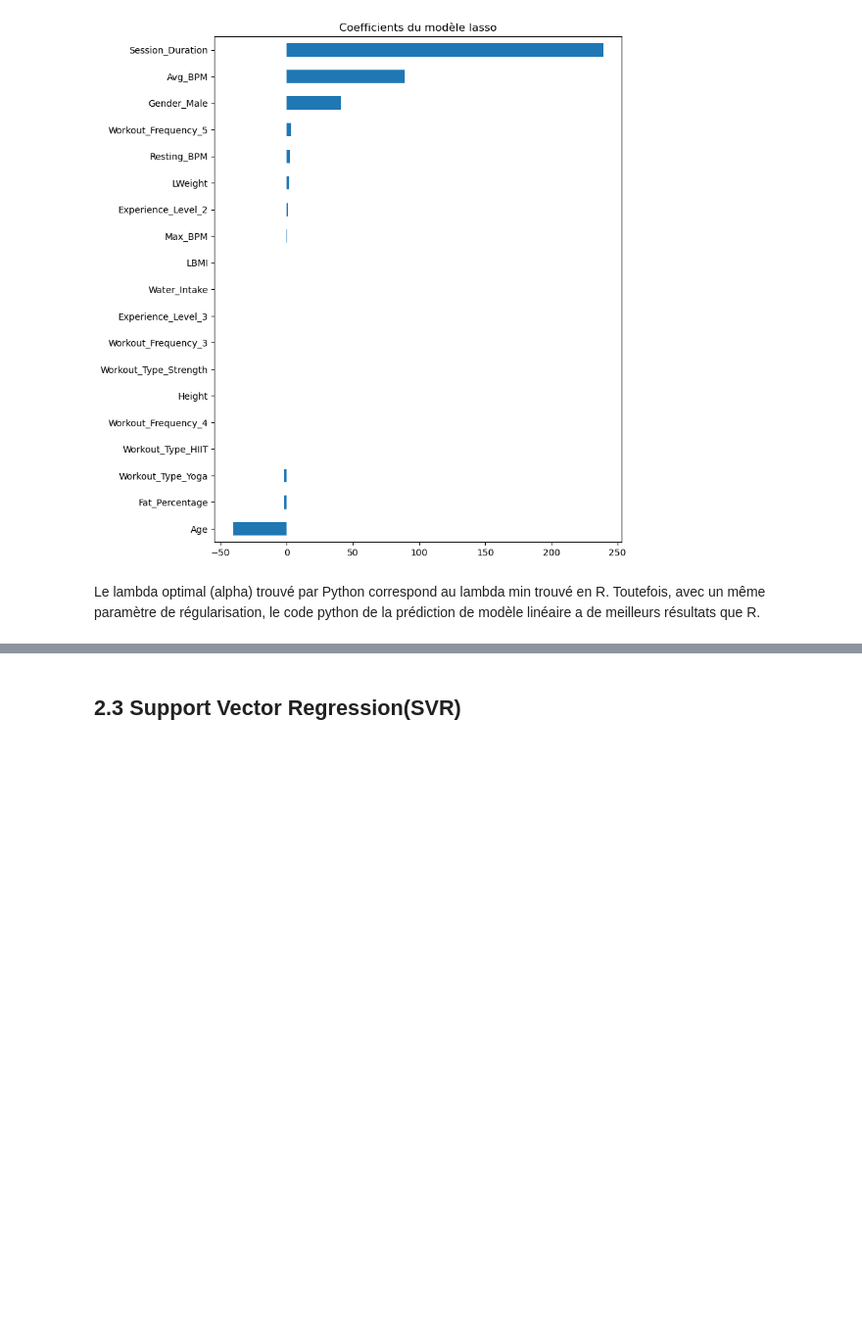
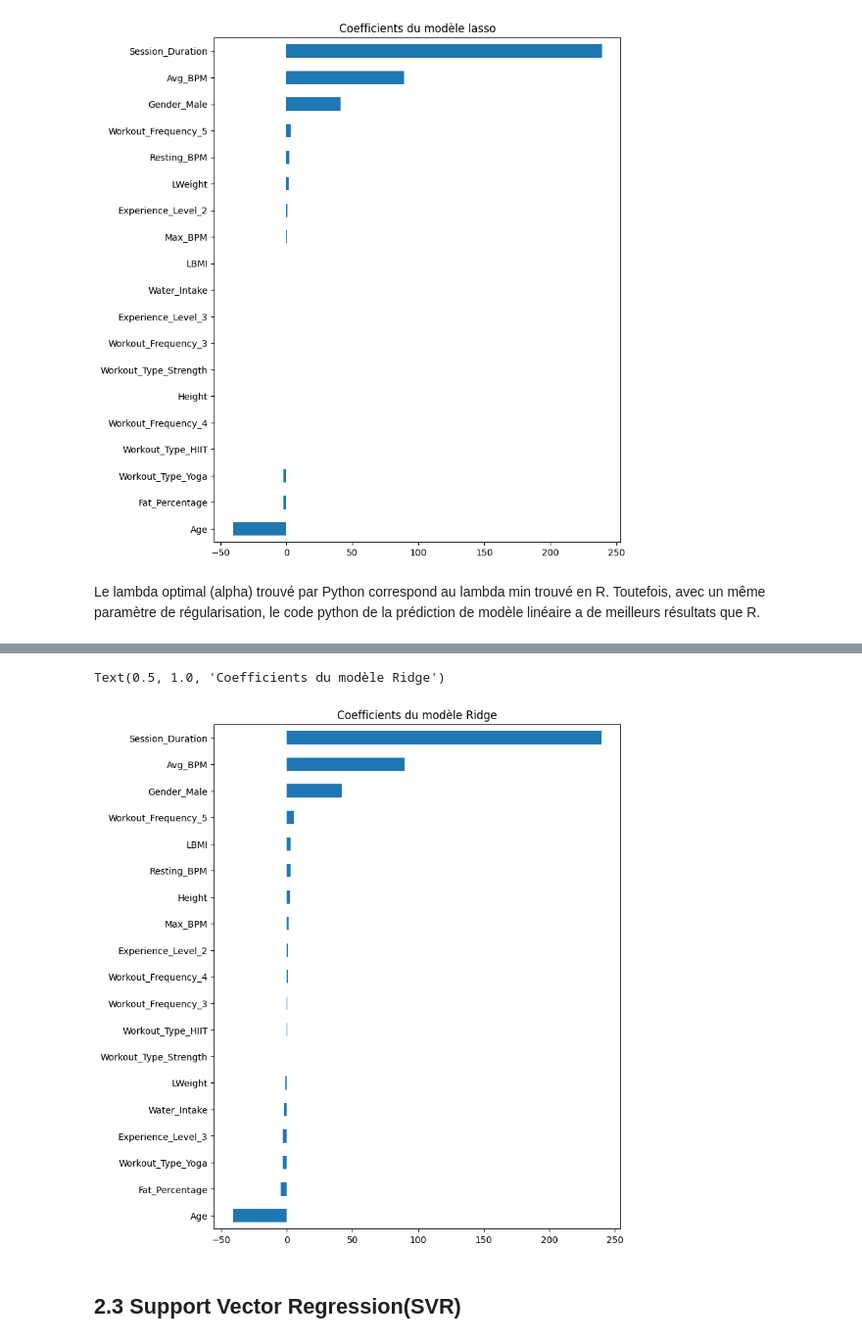
Before and after one commit to QUENTINTOUIL/Projet_ML, a Jupyter notebook: Python.ipynb, the cells around one changed output, grey strips where cells are left out. Shown at 98% size. Saved outputs shown, nothing was run; the diff lists cells and outputs as text; code cells hidden in the pictures; blank space fills up the shorter version.

```diff
--- a/Python.ipynb
+++ b/Python.ipynb
@@ -259,3 +298,17 @@ Le lambda optimal (alpha) trouvé par Python correspond au lambda min trouvé en
+# %%
+#Importance des paramètres
+
+regRidge=linear_model.Ridge(alpha=regRidgeOpt.best_params_['alpha'])
+model_ridge=regRidge.fit(Xr_train,Yr_train)
+model_ridge.coef_
+coef = pd.Series(model_ridge.coef_, index = X_train.columns)
+imp_coef = coef.sort_values()
+plt.rcParams['figure.figsize'] = (8.0, 10.0)
+imp_coef.plot(kind = "barh")
+plt.title("Coefficients du modèle Ridge")
+# %% [output]
+Text(0.5, 1.0, 'Coefficients du modèle Ridge')
+[figure, added]
 # %% [markdown]
 ## 2.3 Support Vector Regression(SVR)
 # %% [markdown]
```
Also changed, not shown: parts of 53 cells of this notebook, 2 other files.
